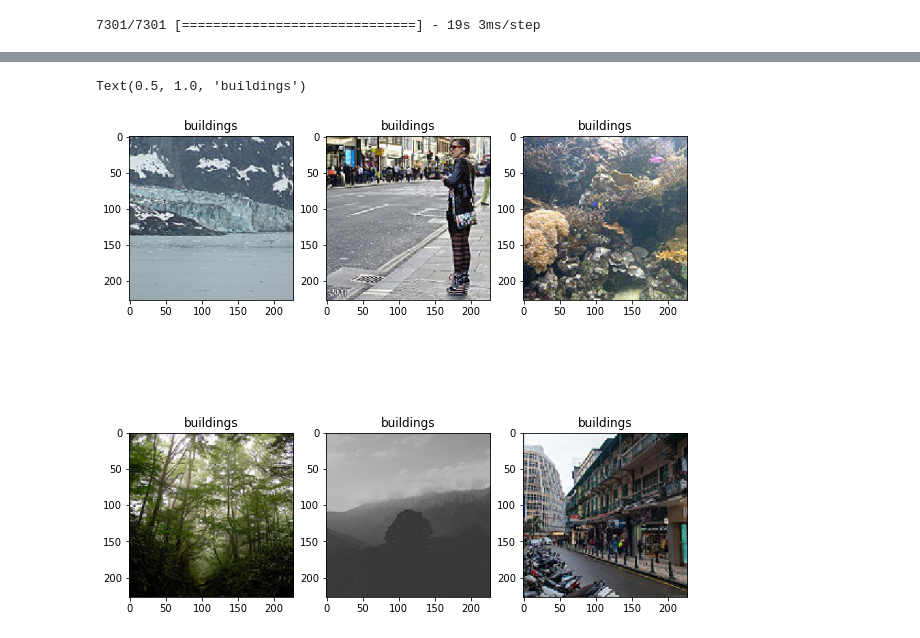
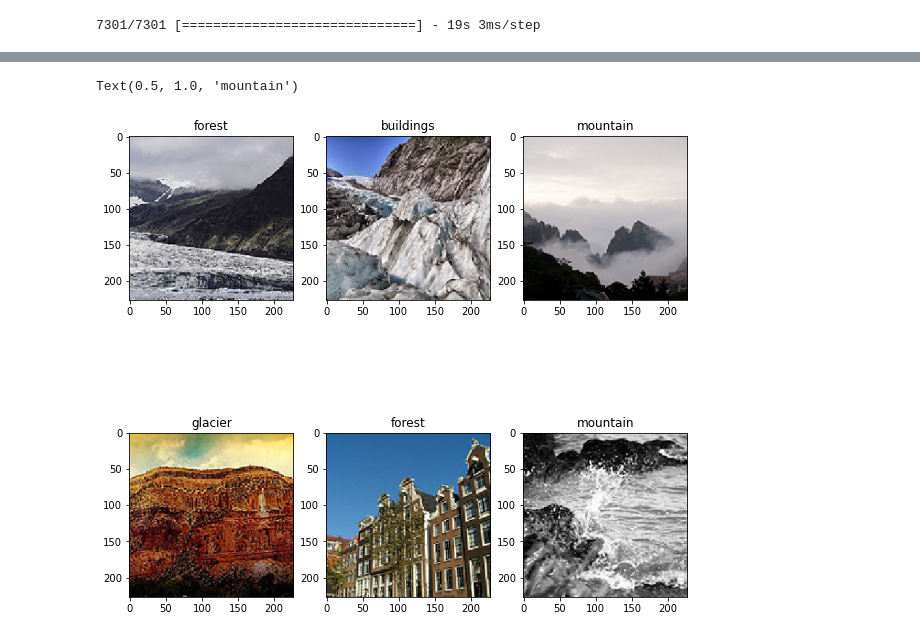
Before and after one commit to mikechen66/AlexNet_ILSVRC2012_TF2, a Jupyter notebook: six_classify_project/six_classify_augument.ipynb, the cells around one changed output, grey strips where cells are left out. Drawn from its saved outputs; the diff is of its cells as text; code cells hidden in the pictures.

```diff
--- a/six_classify_project/six_classify_augument.ipynb
+++ b/six_classify_project/six_classify_augument.ipynb
@@ -22,8 +22,8 @@ for gpu in gpus:
 # %%
 # Give the global constants.Please notify BATCH_SIZE for model.fit() and Batch_Size for
 # model.evaluate() and model.predict()
-EPOCHS = 6
-BATCH_SIZE = 32
+EPOCHS = 32
+BATCH_SIZE = 64
 Batch_Size = 1
 image_width = 227
 image_height = 227
@@ -59,9 +59,9 @@ Trainable params: 62,384,350
 Non-trainable params: 0
 _________________________________________________________________
 # %%
-train_dir = '/home/mike/Documents/Six_Classification_AlexNet/seg_train/seg_train'
-test_dir = '/home/mike/Documents/Six_Classification_AlexNet/seg_test/seg_test'
-predict_dir = '/home/mike/Documents/Six_Classification_AlexNet/seg_pred/'
+train_dir = '/home/mike/Documents/Six_Classify_AlexNet/seg_train/seg_train'
+test_dir = '/home/mike/Documents/Six_Classify_AlexNet/seg_test/seg_test'
+predict_dir = '/home/mike/Documents/Six_Classify_AlexNet/seg_pred/'
 # %%
 # keras.preprocessing.image.ImageDataGenerator
 train_datagen = ImageDataGenerator(rescale=1.0/255,
@@ -196,23 +202,23 @@ buildings
 # %%
 fig, axs = plt.subplots(2, 3, figsize=(10,10))
 
-axs[0][0].imshow(predict_generator[1002][0][0])
-axs[0][0].set_title(get_category(predictions[1002]))
+axs[0][0].imshow(predict_generator[32][0][0])
+axs[0][0].set_title(get_category(predictions[32]))
 
-axs[0][1].imshow(predict_generator[22][0][0])
-axs[0][1].set_title(get_category(predictions[22]))
+axs[0][1].imshow(predict_generator[64][0][0])
+axs[0][1].set_title(get_category(predictions[64]))
 
-axs[0][2].imshow(predict_generator[1300][0][0])
-axs[0][2].set_title(get_category(predictions[1300]))
+axs[0][2].imshow(predict_generator[128][0][0])
+axs[0][2].set_title(get_category(predictions[128]))
 
-axs[1][0].imshow(predict_generator[3300][0][0])
-axs[1][0].set_title(get_category(predictions[3300]))
+axs[1][0].imshow(predict_generator[512][0][0])
+axs[1][0].set_title(get_category(predictions[512]))
 
-axs[1][1].imshow(predict_generator[7002][0][0])
-axs[1][1].set_title(get_category(predictions[7002]))
+axs[1][1].imshow(predict_generator[1000][0][0])
+axs[1][1].set_title(get_category(predictions[1000]))
 
-axs[1][2].imshow(predict_generator[512][0][0])
-axs[1][2].set_title(get_category(predictions[512]))
+axs[1][2].imshow(predict_generator[2000][0][0])
+axs[1][2].set_title(get_category(predictions[2000]))
 # %% [output]
-Text(0.5, 1.0, 'buildings')
+Text(0.5, 1.0, 'mountain')
-[figure, old version]
+[figure, new version]
```
Also changed, not shown: parts of 9 cells of this notebook.
